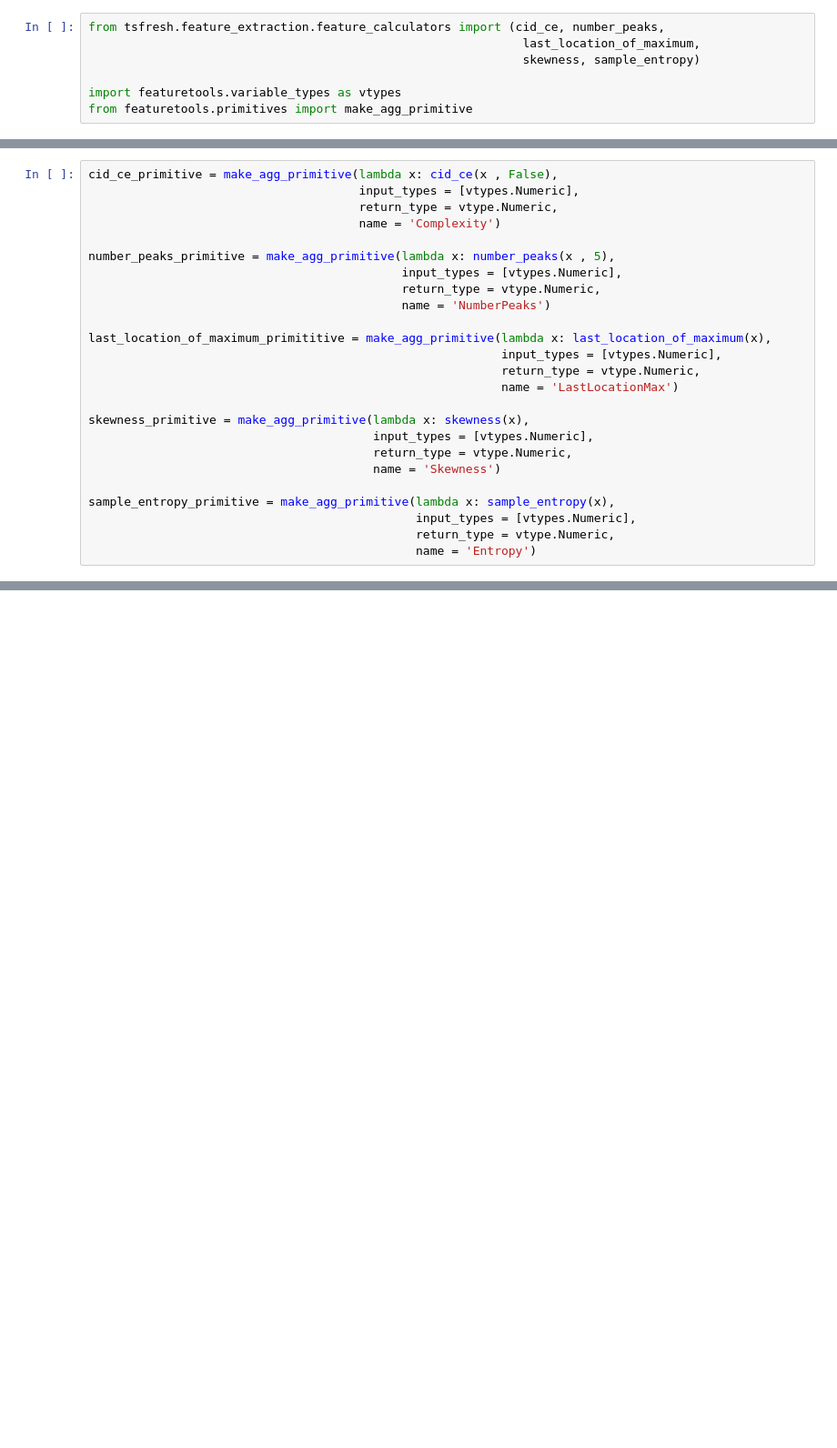
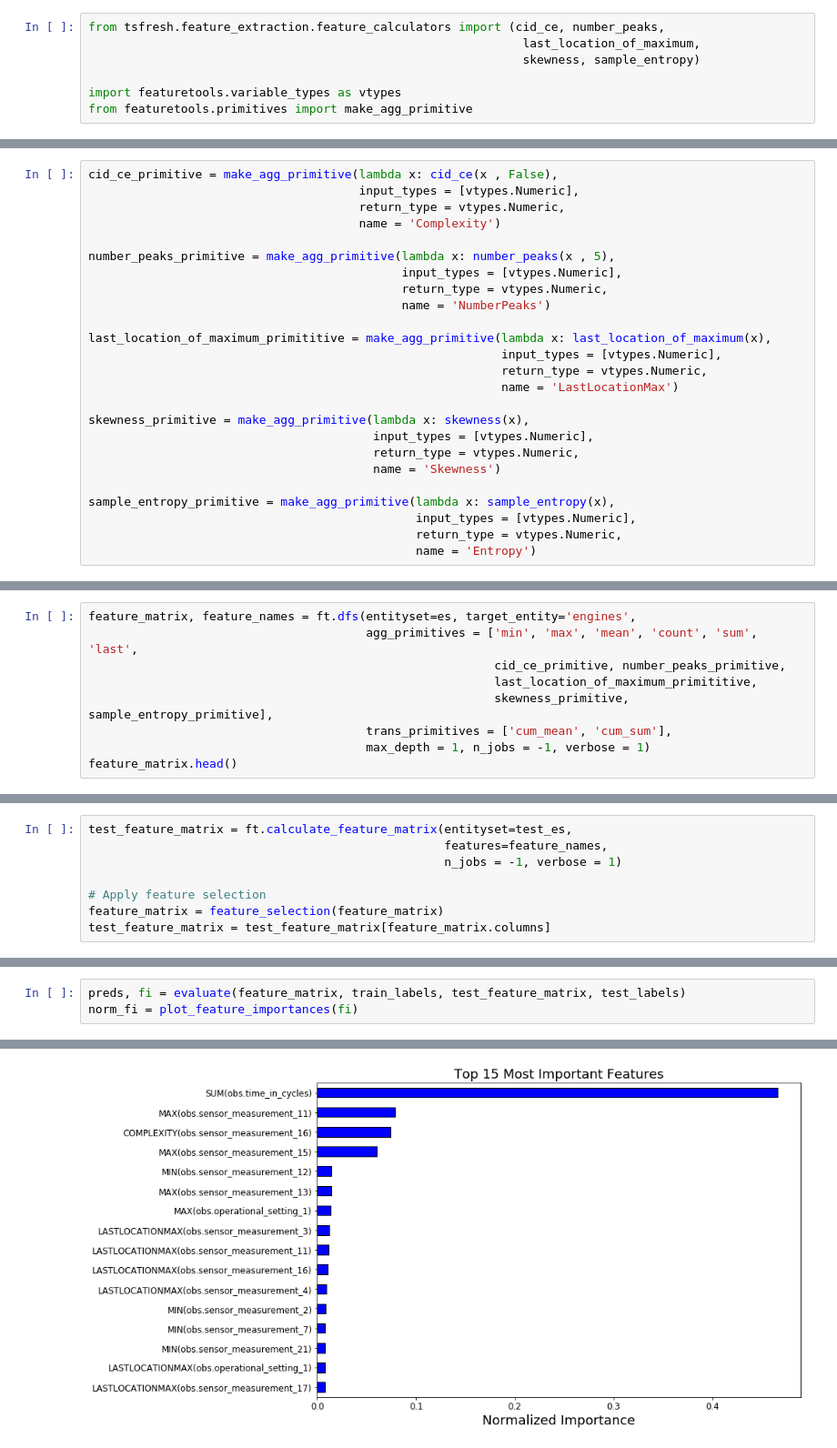
Before and after one commit to alteryx/Automated-Manual-Comparison, a Jupyter notebook: remaining useful life/notebooks/Automated.ipynb, the cells around one changed output, grey strips where cells are left out. Shown at 91% size. Saved outputs shown, nothing was run; the diff lists cells and outputs as text; blank space fills up the shorter version.

Commit message:
Done with manual feature engineering

```diff
--- a/remaining useful life/notebooks/Automated.ipynb
+++ b/remaining useful life/notebooks/Automated.ipynb
@@ -206,25 +217,25 @@ from featuretools.primitives import make_agg_primitive
 # %%
 cid_ce_primitive = make_agg_primitive(lambda x: cid_ce(x , False),
                                       input_types = [vtypes.Numeric],
-                                      return_type = vtype.Numeric,
+                                      return_type = vtypes.Numeric,
                                       name = 'Complexity')
 
 number_peaks_primitive = make_agg_primitive(lambda x: number_peaks(x , 5),
                                             input_types = [vtypes.Numeric],
-                                            return_type = vtype.Numeric,
+                                            return_type = vtypes.Numeric,
                                             name = 'NumberPeaks')
 
 last_location_of_maximum_primititive = make_agg_primitive(lambda x: last_location_of_maximum(x),
                                                           input_types = [vtypes.Numeric],
-                                                          return_type = vtype.Numeric,
+                                                          return_type = vtypes.Numeric,
                                                           name = 'LastLocationMax')
 
 skewness_primitive = make_agg_primitive(lambda x: skewness(x),
                                         input_types = [vtypes.Numeric],
-                                        return_type = vtype.Numeric,
+                                        return_type = vtypes.Numeric,
                                         name = 'Skewness')
 
 sample_entropy_primitive = make_agg_primitive(lambda x: sample_entropy(x),
                                               input_types = [vtypes.Numeric],
-                                              return_type = vtype.Numeric,
+                                              return_type = vtypes.Numeric,
                                               name = 'Entropy')
@@ -230,0 +244,9 @@ sample_entropy_primitive = make_agg_primitive(lambda x: sample_entropy(x),
+# %%
+feature_matrix, feature_names = ft.dfs(entityset=es, target_entity='engines',
+                                       agg_primitives = ['min', 'max', 'mean', 'count', 'sum', 'last',
+                                                         cid_ce_primitive, number_peaks_primitive,
+                                                         last_location_of_maximum_primititive,
+                                                         skewness_primitive, sample_entropy_primitive],
+                                       trans_primitives = ['cum_mean', 'cum_sum'],
+                                       max_depth = 1, n_jobs = -1, verbose = 1)
+feature_matrix.head()
@@ -230,0 +264,8 @@ sample_entropy_primitive = make_agg_primitive(lambda x: sample_entropy(x),
+# %%
+test_feature_matrix = ft.calculate_feature_matrix(entityset=test_es,
+                                                  features=feature_names,
+                                                  n_jobs = -1, verbose = 1)
+
+# Apply feature selection
+feature_matrix = feature_selection(feature_matrix)
+test_feature_matrix = test_feature_matrix[feature_matrix.columns]
@@ -230,0 +285,4 @@ sample_entropy_primitive = make_agg_primitive(lambda x: sample_entropy(x),
+# %%
+preds, fi = evaluate(feature_matrix, train_labels, test_feature_matrix, test_labels)
+norm_fi = plot_feature_importances(fi)
+# %% [output]
@@ -230,0 +291 @@ sample_entropy_primitive = make_agg_primitive(lambda x: sample_entropy(x),
+[figure, added]
```
Also changed, not shown: parts of 18 cells of this notebook, 2 other files.
